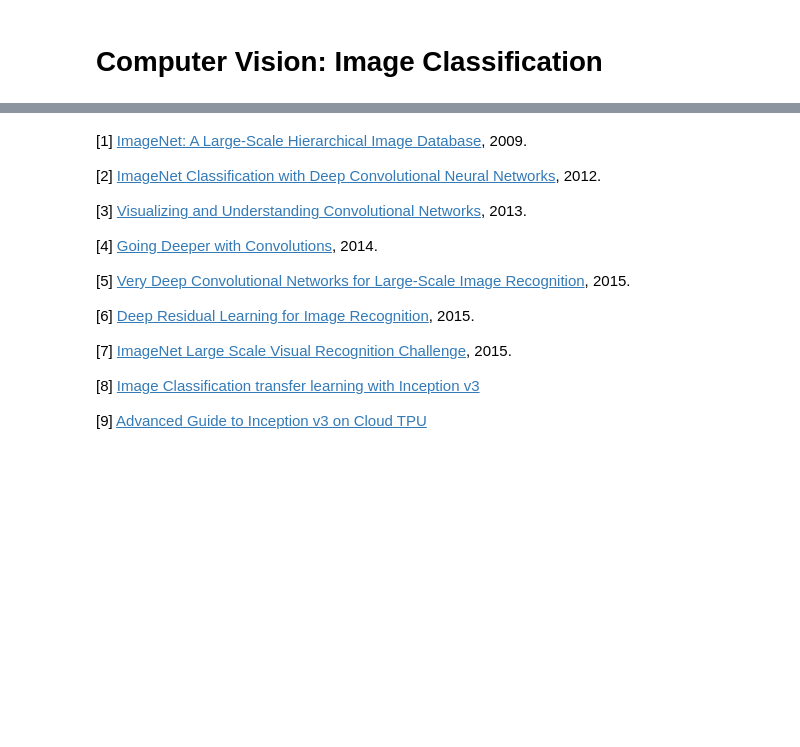
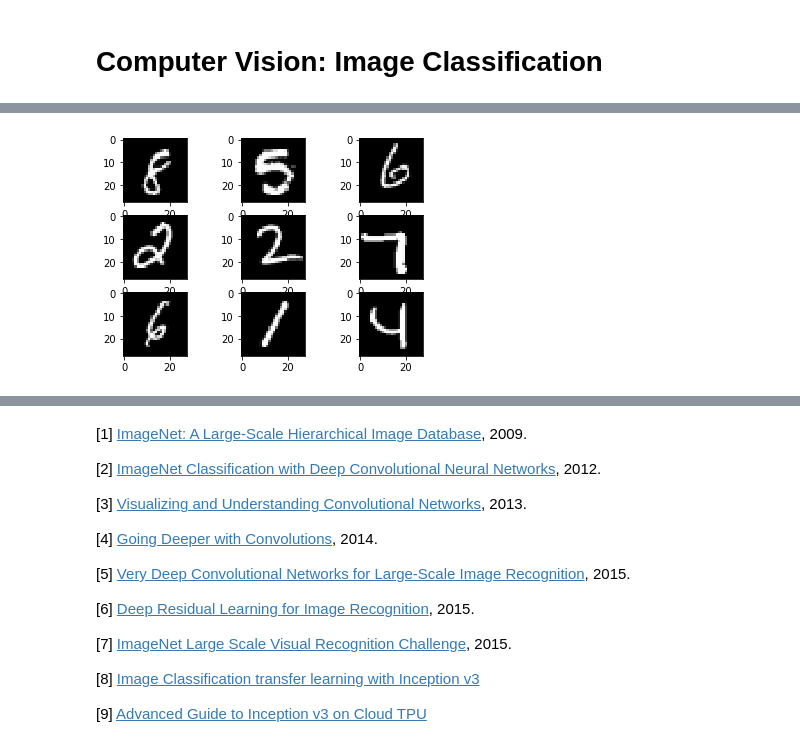
Before and after one commit to jgdelrio/tutorials, a Jupyter notebook: ComputerVision/03_Computer_Vision_Image_Classification.ipynb, the cells around one changed output, grey strips where cells are left out. Drawn from its saved outputs; the diff is of its cells as text; code cells hidden in the pictures; blank space fills up the shorter version.

```diff
--- a/ComputerVision/03_Computer_Vision_Image_Classification.ipynb
+++ b/ComputerVision/03_Computer_Vision_Image_Classification.ipynb
@@ -76,0 +211,4 @@ Git hash   : ba32e6742de096f4d2f8f37f15230974390412b7
+# %%
+# Normalize the data
+X_tr = X_tr / 255.0
+df_te = df_te / 255.0
@@ -76,0 +217,4 @@ Git hash   : ba32e6742de096f4d2f8f37f15230974390412b7
+# %%
+# Reshape image from row with 784 values to 3 dimensions (height = 28px, width = 28px , canal = 1)
+X_tr = X_tr.values.reshape(-1, 28, 28, 1)
+df_te = df_te.values.reshape(-1, 28, 28, 1)
@@ -76,0 +227,3 @@ Git hash   : ba32e6742de096f4d2f8f37f15230974390412b7
+# %%
+# Encode labels to one hot vectors (ex : 2 -> [0,0,1,0,0,0,0,0,0,0])
+Y_tr = to_categorical(Y_tr, num_classes=10)
@@ -76,0 +235,3 @@ Git hash   : ba32e6742de096f4d2f8f37f15230974390412b7
+# %%
+# Split the train and the validation set for the fitting
+X_tr, X_val, Y_tr, Y_val = train_test_split(X_tr, Y_tr, test_size=0.1, random_state=random_seed)
@@ -76,0 +244,7 @@ Git hash   : ba32e6742de096f4d2f8f37f15230974390412b7
+# %%
+# Examples of the data
+for i in range(9):
+    plt.subplot(330 + 1 + i)                            # subplot def
+    plt.imshow(X_tr[i][:,:,0], cmap=plt.get_cmap('gray'))      # raw pixel data
+# %% [output]
+[figure, added]
```
Also changed, not shown: parts of 49 cells of this notebook, 12 other files.
